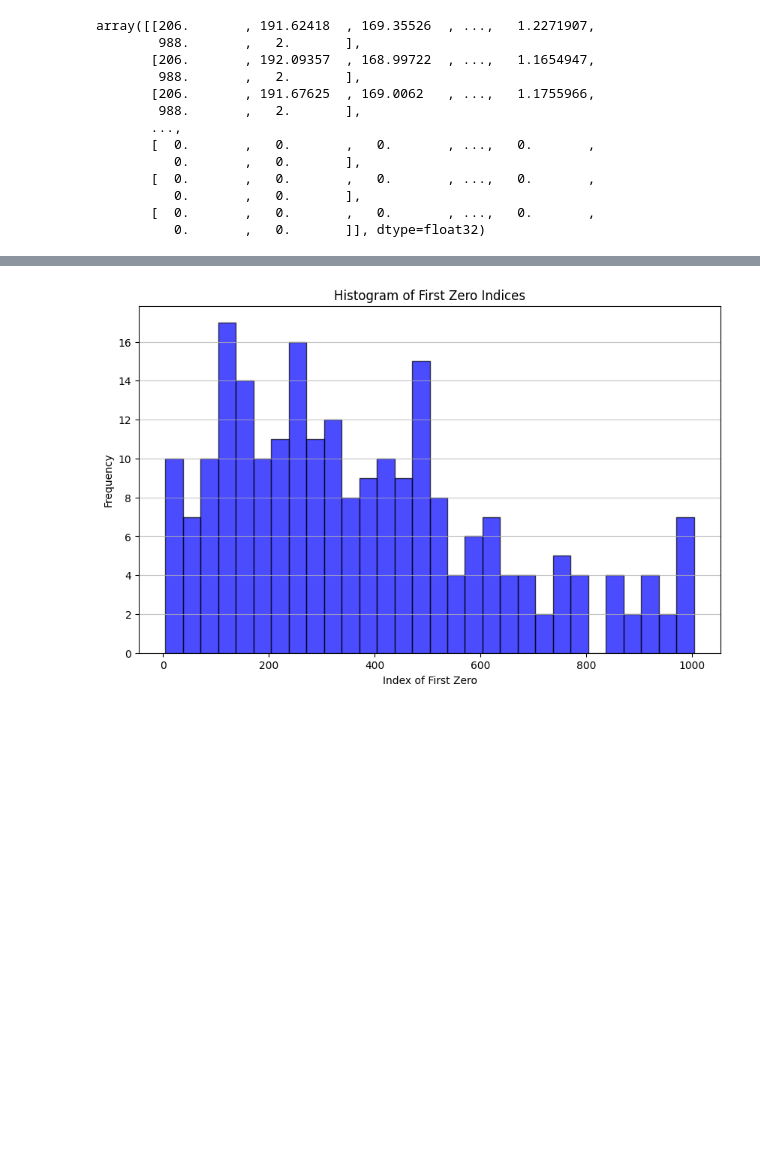
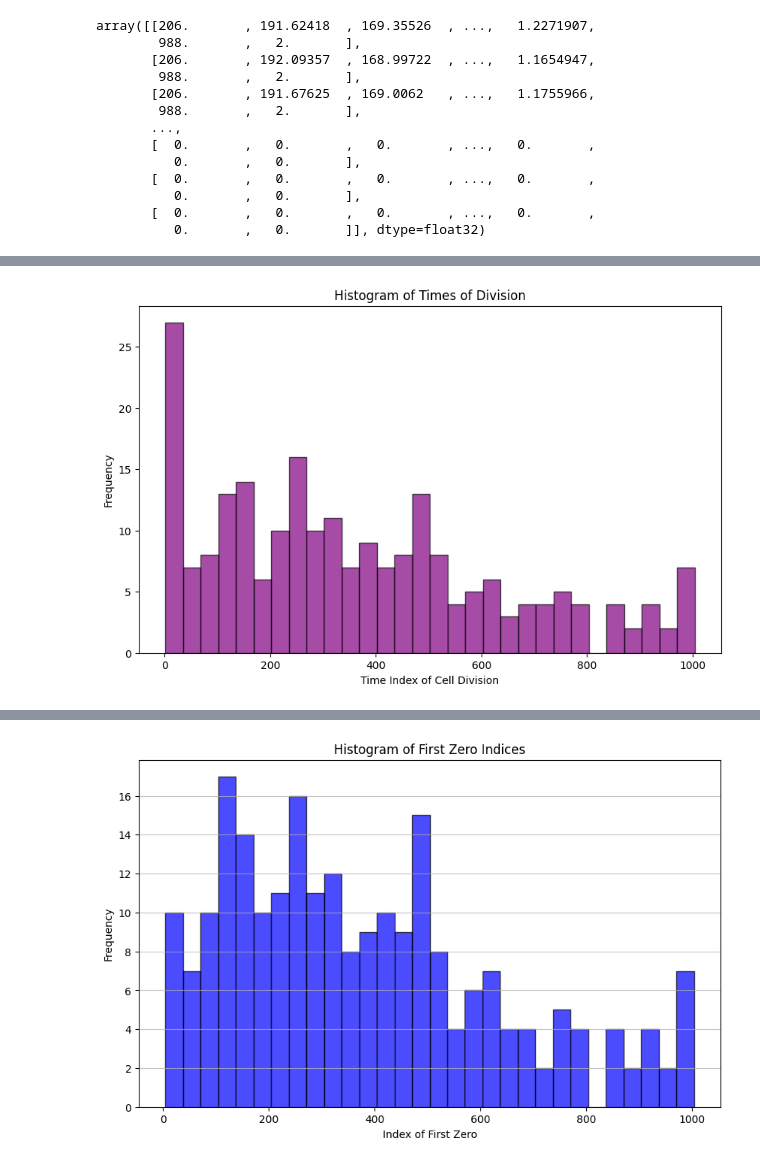
Before and after one commit to ComputationalMicroscopy4CellBio/AI4CellFate, a Jupyter notebook: src/preprocessing/data_preprocessing.ipynb, the cells around one changed output, grey strips where cells are left out. Drawn from its saved outputs; the diff is of its cells as text; code cells hidden in the pictures; blank space fills up the shorter version.

Commit message:
data preprocessing

```diff
--- a/src/preprocessing/data_preprocessing.ipynb
+++ b/src/preprocessing/data_preprocessing.ipynb
@@ -953,3 +909,6 @@ array([[206.       , 191.62418  , 169.35526  , ...,   1.2271907,
           0.       ,   0.       ],
        [  0.       ,   0.       ,   0.       , ...,   0.       ,
           0.       ,   0.       ]], dtype=float32)
+# %%
+tracks = np.load("/Users/inescunha/Documents/GitHub/CellFate/data/tracks/filtered_tracks.npy")
+labels = np.load("/Users/inescunha/Documents/GitHub/CellFate/data/labels/filtered_y_train.npy")
@@ -955,0 +950,22 @@ array([[206.       , 191.62418  , 169.35526  , ...,   1.2271907,
+# %%
+def find_zero_time_indices(tracks):
+    """
+    Finds the first time index at which all 19 features become zero for each cell.
+
+    Parameters:
+        tracks (numpy array): Shape (300, 1080, 19), representing (cells, time points, features).
+
+    Returns:
+        numpy array: Shape (300,), containing the first time index where all features are zero for each cell.
+                    If a cell never has all features as zero, returns -1 for that cell.
+    """
+    # Check where all features become zero along the time axis
+    zero_mask = np.all(tracks == 0, axis=2)  # Shape: (300, 1080), True where all features are zero
+
+    # Find the first time index where all features are zero for each cell
+    zero_indices = np.argmax(zero_mask, axis=1)  # Get first occurrence along time axis
+
+    # If a cell never reaches a fully zero state, set its value to -1
+    zero_indices[~np.any(zero_mask, axis=1)] = -1  # If no zeros found, assign -1
+
+    return zero_indices
@@ -955,0 +992,11 @@ array([[206.       , 191.62418  , 169.35526  , ...,   1.2271907,
+# %%
+# Plot the histogram
+plt.figure(figsize=(10, 6))
+plt.hist(find_zero_time_indices(tracks[labels == 1]), bins=30, color='purple', alpha=0.7, edgecolor='black')
+plt.title('Histogram of Times of Division')
+plt.xlabel('Time Index of Cell Division')
+plt.ylabel('Frequency')
+#plt.grid(axis='y', alpha=0.75)
+plt.show()
+# %% [output]
+[figure, added]
```
Also changed, not shown: parts of 17 cells of this notebook.
